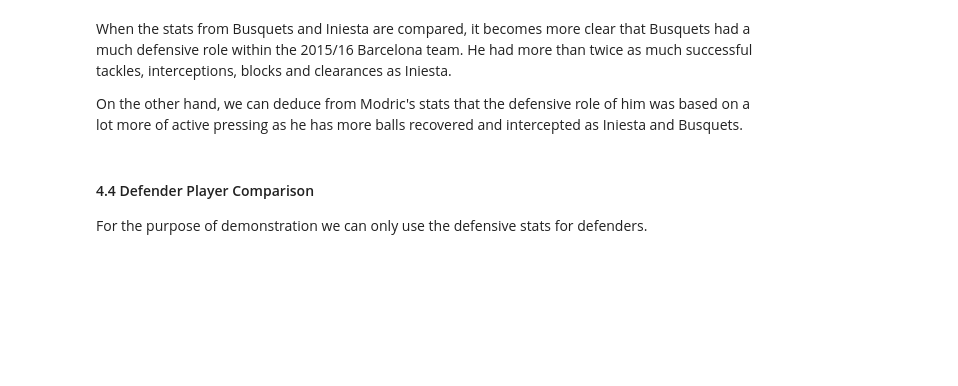
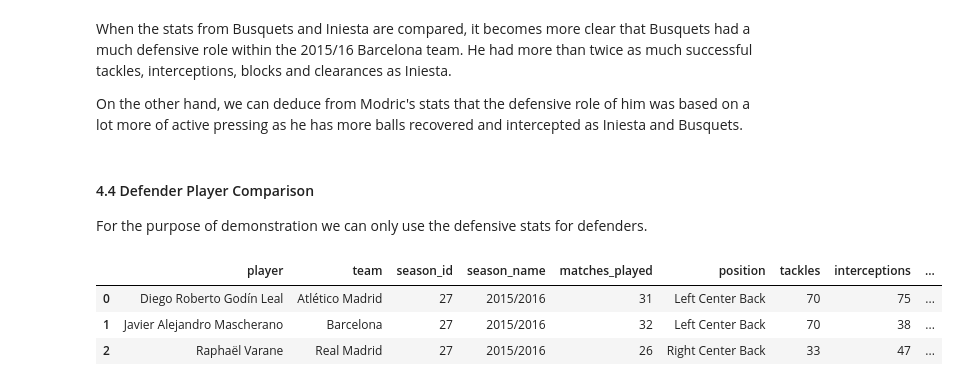
Before and after one commit to leventdusunceli/football_analytics, a Jupyter notebook: notebooks/football_analytics_demo.ipynb, the cells around one changed output. Cells and saved outputs as stored; diff of their text form; code cells hidden in the pictures; blank space fills up the shorter version.

```diff
--- a/notebooks/football_analytics_demo.ipynb
+++ b/notebooks/football_analytics_demo.ipynb
@@ -619,3 +612,16 @@ On the other hand, we can deduce from Modric's stats that the defensive role of
 #### 4.4 Defender Player Comparison
 
 For the purpose of demonstration we can only use the defensive stats for defenders.
+# %%
+defenders_defensive = sb_client.get_player_defensive_season(
+    competition_id=COMPETITION_ID,
+    season_ids=SEASON_ID,
+    players=DEFENDERS
+)
+
+defenders_defensive
+# %% [output]
+|  | player | team | season_id | season_name | matches_played | position | tackles | interceptions | ... |
+| 0 | Diego Roberto Godín Leal | Atlético Madrid | 27 | 2015/2016 | 31 | Left Center Back | 70 | 75 | ... |
+| 1 | Javier Alejandro Mascherano | Barcelona | 27 | 2015/2016 | 32 | Left Center Back | 70 | 38 | ... |
+| 2 | Raphaël Varane | Real Madrid | 27 | 2015/2016 | 26 | Right Center Back | 33 | 47 | ... |
```
Also changed, not shown: parts of 22 cells of this notebook, 1 other file.
